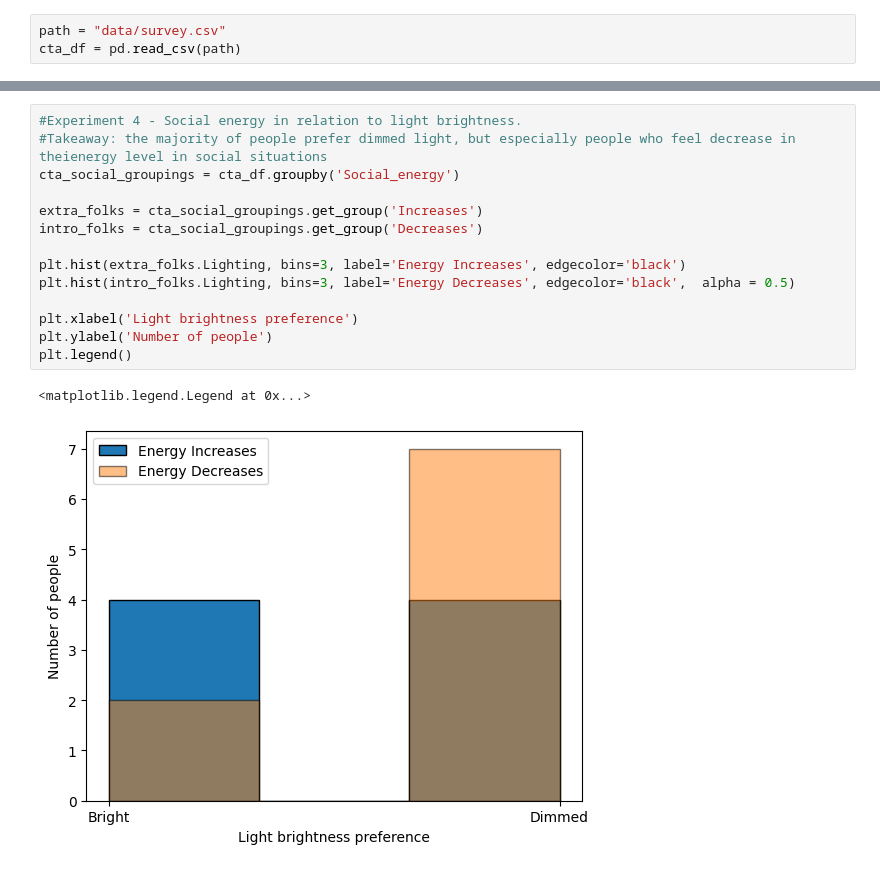
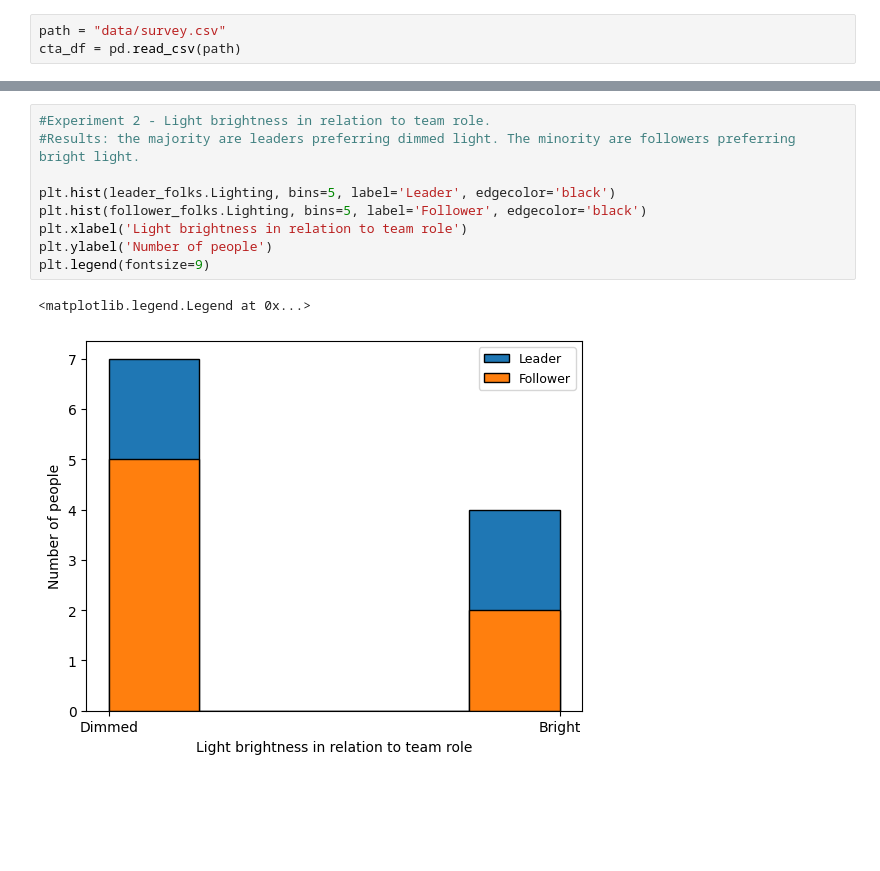
Before and after one commit to kosetrova/data-among-us, a Jupyter notebook: KseniiaOsetrovaClass05Homework.ipynb, the cells around one changed output, grey strips where cells are left out. Cells and saved outputs as stored; diff of their text form; blank space fills up the shorter version.

Commit message:
added more charts

```diff
--- a/KseniiaOsetrovaClass05Homework.ipynb
+++ b/KseniiaOsetrovaClass05Homework.ipynb
@@ -250,17 +137,12 @@ plt.legend(fontsize="6")
 # %%
-#Experiment 4 - Social energy in relation to light brightness.
-#Takeaway: the majority of people prefer dimmed light, but especially people who feel decrease in theienergy level in social situations
-cta_social_groupings = cta_df.groupby('Social_energy')
+#Experiment 2 - Light brightness in relation to team role.
+#Results: the majority are leaders preferring dimmed light. The minority are followers preferring bright light.
 
-extra_folks = cta_social_groupings.get_group('Increases')
-intro_folks = cta_social_groupings.get_group('Decreases')
-
-plt.hist(extra_folks.Lighting, bins=3, label='Energy Increases', edgecolor='black')
-plt.hist(intro_folks.Lighting, bins=3, label='Energy Decreases', edgecolor='black',  alpha = 0.5)
-
-plt.xlabel('Light brightness preference')
+plt.hist(leader_folks.Lighting, bins=5, label='Leader', edgecolor='black')
+plt.hist(follower_folks.Lighting, bins=5, label='Follower', edgecolor='black')
+plt.xlabel('Light brightness in relation to team role')
 plt.ylabel('Number of people')
-plt.legend()
+plt.legend(fontsize=9)
 # %% [output]
 <matplotlib.legend.Legend at 0x...>
-[figure, old version]
+[figure, new version]
```
Also changed, not shown: parts of 29 cells of this notebook, 1 other file.
